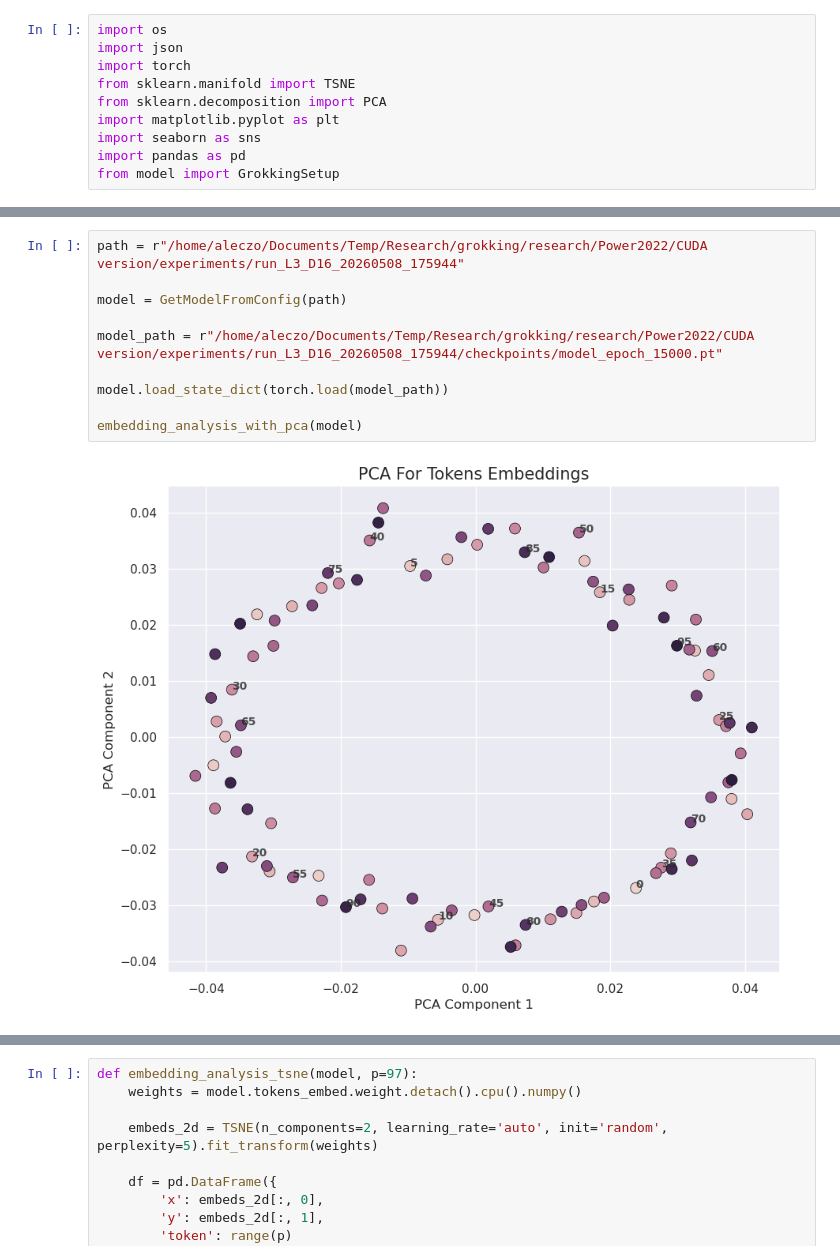
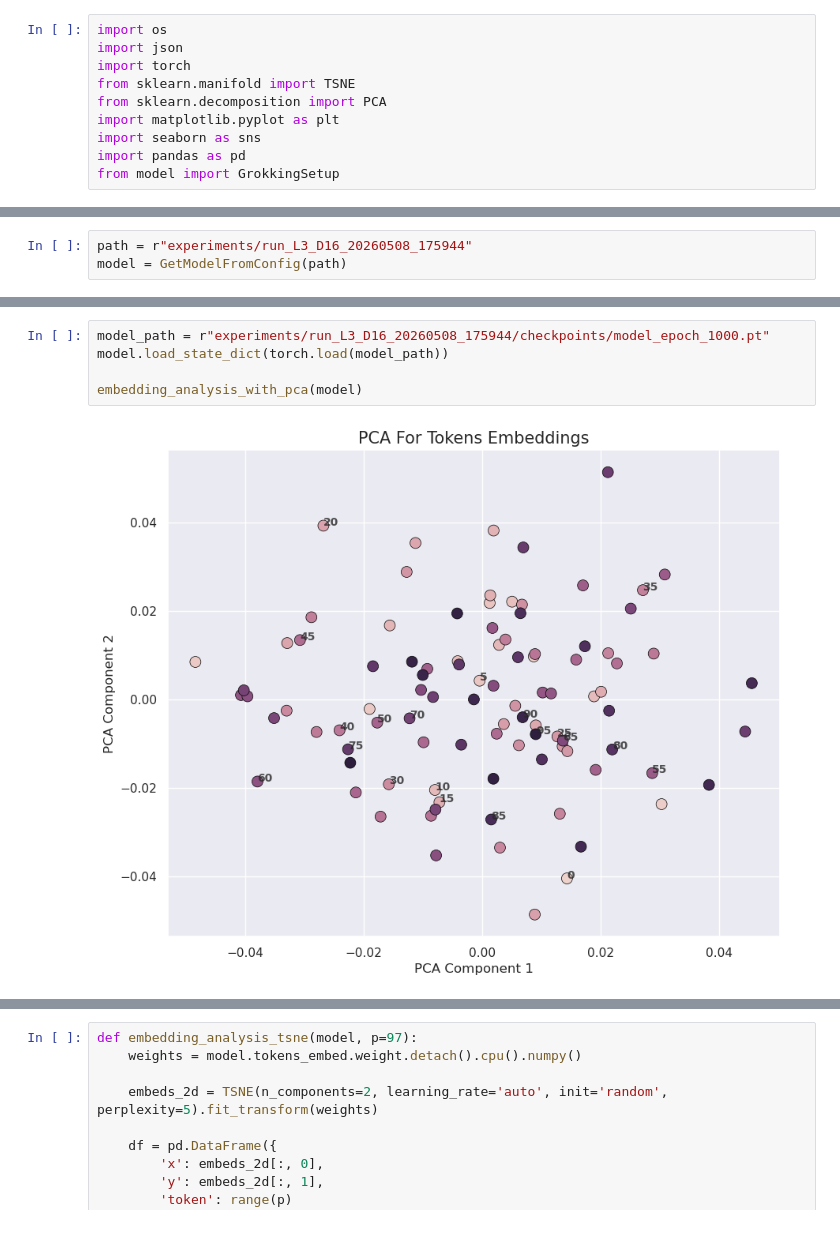
Before and after one commit to AleczO/Grokking, a Jupyter notebook: grokking/research/Power2022/CUDA version/embeddings.ipynb, the cells around one changed output, grey strips where cells are left out. Saved outputs shown, nothing was run; the diff lists cells and outputs as text.

```diff
--- a/grokking/research/Power2022/CUDA version/embeddings.ipynb
+++ b/grokking/research/Power2022/CUDA version/embeddings.ipynb
@@ -62,0 +30,3 @@ def GetModelFromConfig(path, p=97):
+# %%
+path = r"experiments/run_L3_D16_20260508_175944"
+model = GetModelFromConfig(path)
@@ -63,13 +72,8 @@ def GetModelFromConfig(path, p=97):
 # %%
-path = r"/home/aleczo/Documents/Temp/Research/grokking/research/Power2022/CUDA version/experiments/run_L3_D16_20260508_175944"
-
-model = GetModelFromConfig(path)
-
-model_path = r"/home/aleczo/Documents/Temp/Research/grokking/research/Power2022/CUDA version/experiments/run_L3_D16_20260508_175944/checkpoints/model_epoch_15000.pt"
-
+model_path = r"experiments/run_L3_D16_20260508_175944/checkpoints/model_epoch_1000.pt"
 model.load_state_dict(torch.load(model_path))
 
 embedding_analysis_with_pca(model)
 # %% [output]
-[figure, old version]
+[figure, new version]
 # %%
```
Also changed, not shown: parts of 24 cells of this notebook, 10 other files.
